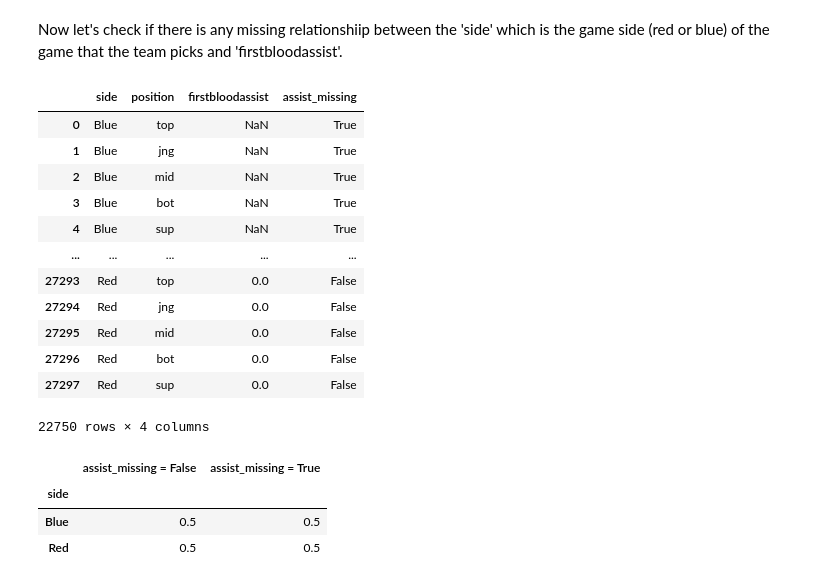
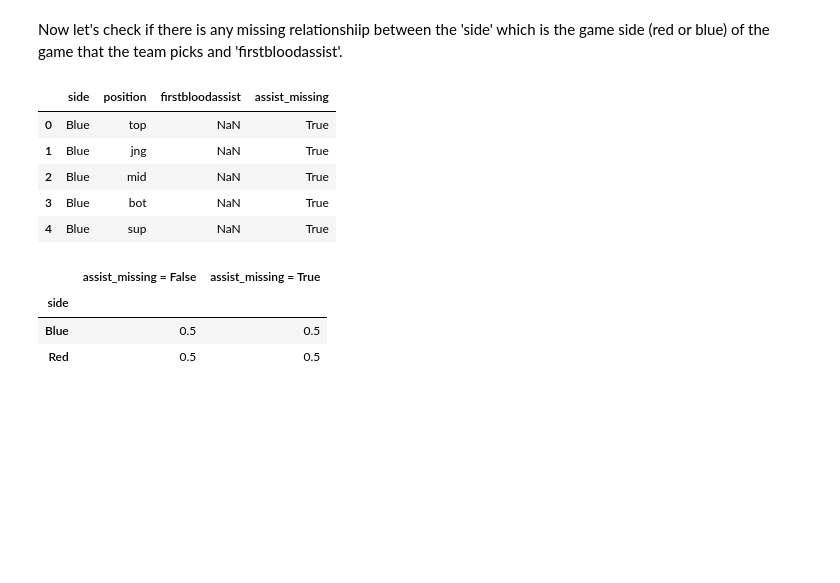
Before and after one commit to OneGrayZ/League-of-Legends-Research-, a Jupyter notebook: template.ipynb, the cells around one changed output. Drawn from its saved outputs; the diff is of its cells as text; code cells hidden in the pictures; blank space fills up the shorter version.

```diff
--- a/template.ipynb
+++ b/template.ipynb
@@ -227,23 +221,16 @@ Now let's check if there is any missing relationshiip between the 'side' which i
 # %%
 df3 = pd.read_csv('2024_LoL_esports_match_data_from_OraclesElixir.csv')
 df3 = df3[['side', 'position','firstbloodassist']]
 df3 = df3[df3['position'] != 'team']
 df3['assist_missing'] = df2['firstbloodassist'].isna()
-df3
+df3.head()
 # %% [output]
 |  | side | position | firstbloodassist | assist_missing |
 | 0 | Blue | top | NaN | True |
 | 1 | Blue | jng | NaN | True |
 | 2 | Blue | mid | NaN | True |
 | 3 | Blue | bot | NaN | True |
 | 4 | Blue | sup | NaN | True |
-| ... | ... | ... | ... | ... |
-| 27293 | Red | top | 0.0 | False |
-| 27294 | Red | jng | 0.0 | False |
-| 27295 | Red | mid | 0.0 | False |
-| 27296 | Red | bot | 0.0 | False |
-| 27297 | Red | sup | 0.0 | False |
-22750 rows × 4 columns
 # %%
 patch_dist = (
     df3
```
Also changed, not shown: parts of 11 cells of this notebook, 9 other files.
